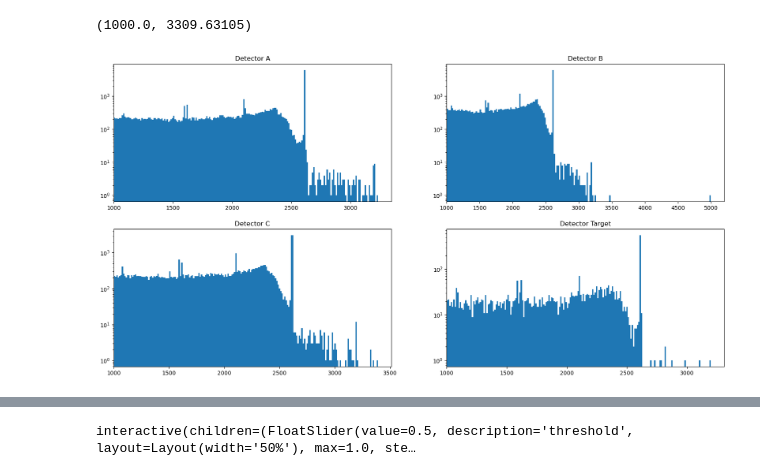
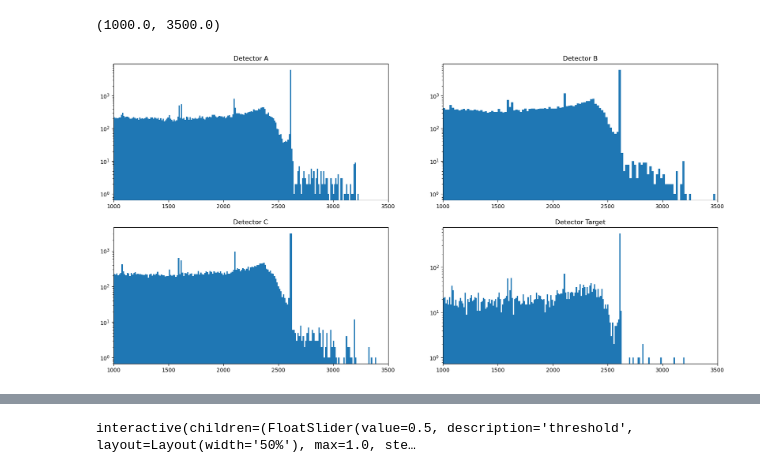
Before and after one commit to bucket420/dsc291-final, a Jupyter notebook: analysis.ipynb, the cells around one changed output, grey strips where cells are left out. Cells and saved outputs as stored; diff of their text form; code cells hidden in the pictures.

```diff
--- a/analysis.ipynb
+++ b/analysis.ipynb
@@ -19,33 +19,33 @@ energy_Target = data_Target[2]
 # %%
 n_bins = 200
 hist_A, bins_A = np.histogram(energy_A, bins=n_bins)
 hist_B, bins_B = np.histogram(energy_B, bins=n_bins)
 hist_C, bins_C = np.histogram(energy_C, bins=n_bins)
 hist_Target, bins_Target = np.histogram(energy_Target, bins=n_bins)
 
 fig, axes = plt.subplots(2, 2, figsize=(20, 10))
 
 axes[0, 0].set_title('Detector A')
 axes[0, 0].stairs(hist_A, bins_A, label='Detector A', fill=True)
 axes[0, 0].set_yscale('log')
-axes[0, 0].set_xlim(1000)
+axes[0, 0].set_xlim(1000, 3500)
 
 axes[0, 1].set_title('Detector B')
 axes[0, 1].stairs(hist_B, bins_B, label='Detector B', fill=True)
 axes[0, 1].set_yscale('log')
-axes[0, 1].set_xlim(1000)
+axes[0, 1].set_xlim(1000, 3500)
 
 axes[1, 0].set_title('Detector C')
 axes[1, 0].stairs(hist_C, bins_C, label='Detector C', fill=True)
 axes[1, 0].set_yscale('log')
-axes[1, 0].set_xlim(1000)
+axes[1, 0].set_xlim(1000, 3500)
 
 axes[1, 1].set_title('Detector Target')
 axes[1, 1].stairs(hist_Target, bins_Target, label='Detector Target', fill=True)
 axes[1, 1].set_yscale('log')
-axes[1, 1].set_xlim(1000)
+axes[1, 1].set_xlim(1000, 3500)
 # %% [output]
-(1000.0, 3309.63105)
+(1000.0, 3500.0)
-[figure, old version]
+[figure, new version]
 # %%
 ss = energy_A[(energy_A > 1590) & (energy_A < 1594)]
```
Also changed, not shown: parts of 3 cells of this notebook.
